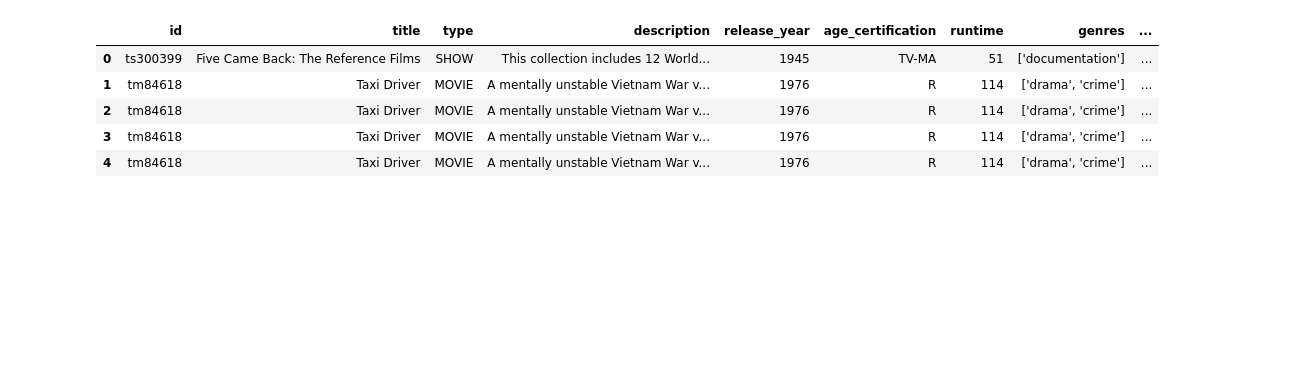
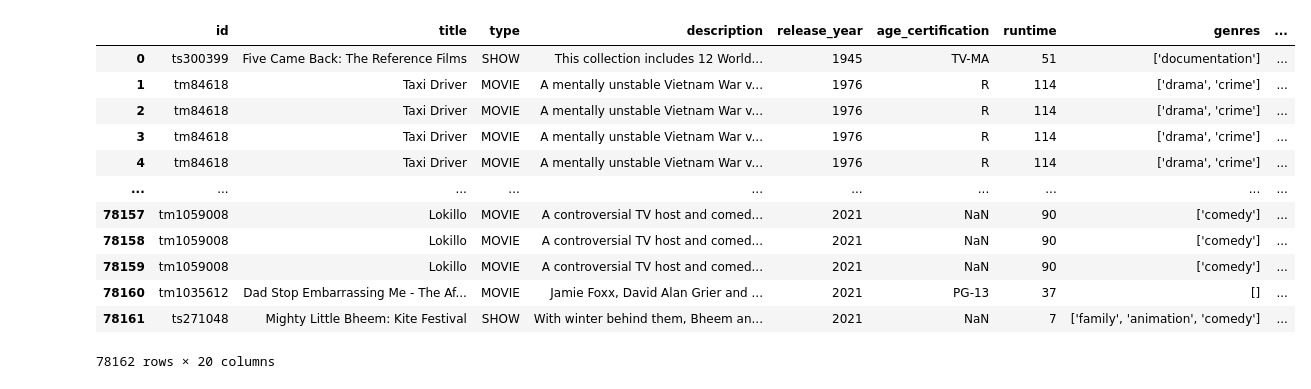
Before and after one commit to thn22/Eclipse_Rodeo, a Jupyter notebook: Eclipse_Rodeo/Eclipse_Rodeo project.ipynb, the cells around one changed output. Saved outputs shown, nothing was run; the diff lists cells and outputs as text; code cells hidden in the pictures; blank space fills up the shorter version.

```diff
--- a/Eclipse_Rodeo/Eclipse_Rodeo project.ipynb
+++ b/Eclipse_Rodeo/Eclipse_Rodeo project.ipynb
@@ -6,17 +6,25 @@ import numpy as np
 # %%
 # Import each Netflix CSV file, read it and create a merged df that includes both the credits and title info
 netflix_credits = "Resources/credits(Netflix).csv"
 netflix_titles = "Resources/titles(Netflix).csv"
 
 netflix_credits_df = pd.read_csv(netflix_credits)
 netflix_titles_df = pd.read_csv(netflix_titles)
 
 netflix = pd.merge(netflix_titles_df, netflix_credits_df, how="outer", on=["id", "id"])
-netflix.head()
+netflix["Streaming Service"] = "Netflix" # add a column for "Streaming Service" and enter "Netflix" for all rows
+netflix
 # %% [output]
 |  | id | title | type | description | release_year | age_certification | runtime | genres | ... |
 | 0 | ts300399 | Five Came Back: The Reference Films | SHOW | This collection includes 12 World... | 1945 | TV-MA | 51 | ['documentation'] | ... |
 | 1 | tm84618 | Taxi Driver | MOVIE | A mentally unstable Vietnam War v... | 1976 | R | 114 | ['drama', 'crime'] | ... |
 | 2 | tm84618 | Taxi Driver | MOVIE | A mentally unstable Vietnam War v... | 1976 | R | 114 | ['drama', 'crime'] | ... |
 | 3 | tm84618 | Taxi Driver | MOVIE | A mentally unstable Vietnam War v... | 1976 | R | 114 | ['drama', 'crime'] | ... |
 | 4 | tm84618 | Taxi Driver | MOVIE | A mentally unstable Vietnam War v... | 1976 | R | 114 | ['drama', 'crime'] | ... |
+| ... | ... | ... | ... | ... | ... | ... | ... | ... | ... |
+| 78157 | tm1059008 | Lokillo | MOVIE | A controversial TV host and comed... | 2021 | NaN | 90 | ['comedy'] | ... |
+| 78158 | tm1059008 | Lokillo | MOVIE | A controversial TV host and comed... | 2021 | NaN | 90 | ['comedy'] | ... |
+| 78159 | tm1059008 | Lokillo | MOVIE | A controversial TV host and comed... | 2021 | NaN | 90 | ['comedy'] | ... |
+| 78160 | tm1035612 | Dad Stop Embarrassing Me - The Af... | MOVIE | Jamie Foxx, David Alan Grier and ... | 2021 | PG-13 | 37 | [] | ... |
+| 78161 | ts271048 | Mighty Little Bheem: Kite Festival | SHOW | With winter behind them, Bheem an... | 2021 | NaN | 7 | ['family', 'animation', 'comedy'] | ... |
+78162 rows × 20 columns
```
Also changed, not shown: parts of 5 cells of this notebook.
